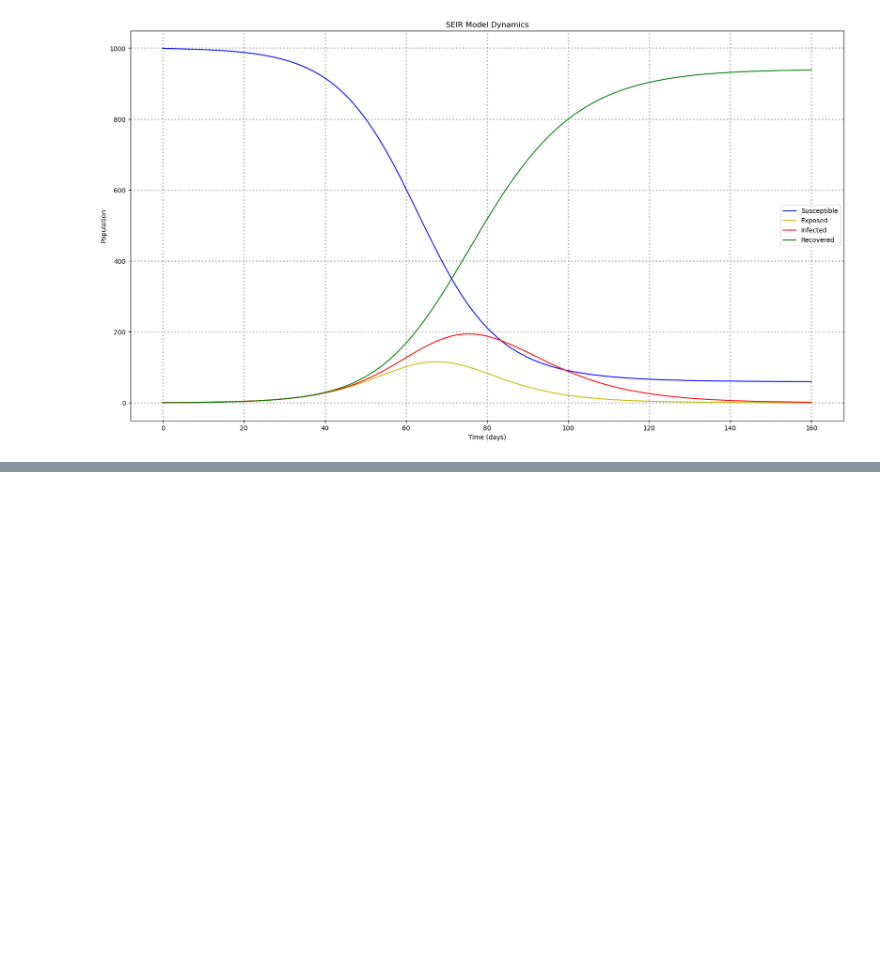
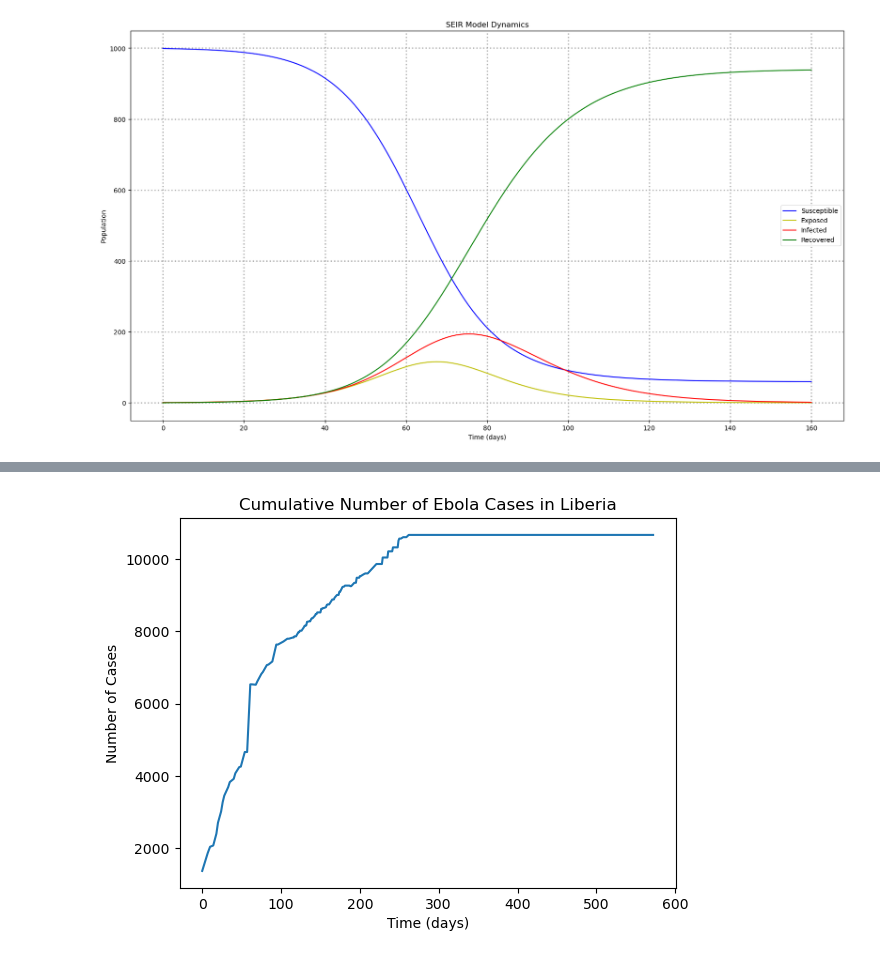
Before and after one commit to brookeb2000/ebola-outbreak-modeling-dashboard, a Jupyter notebook: SEIR_model_practice.ipynb, the cells around one changed output, grey strips where cells are left out. Cells and saved outputs as stored; diff of their text form; code cells hidden in the pictures; blank space fills up the shorter version.

```diff
--- a/SEIR_model_practice.ipynb
+++ b/SEIR_model_practice.ipynb
@@ -49,0 +99,35 @@ plt.show()
+# %%
+import pandas as pd
+
+# GET THE DATA CLEANED
+
+# import data
+df = pd.read_csv("ebola_2014_2016_clean.csv")
+
+# filter data for only Liberia
+df_liberia = df[df["Country"] == "Liberia"]
+
+# get just one date per day and take the max reported value
+df_liberia = (df_liberia
+    .groupby("Date")["Cumulative no. of confirmed, probable and suspected cases"]
+    .max()
+    .reset_index()
+)
+
+#covert the "Date" column to datetime format
+df_liberia["Date"] = pd.to_datetime(df_liberia["Date"])
+
+# add column t to represent time in days since the first case was reported
+df_liberia["t"] = (df_liberia["Date"] - df_liberia["Date"].min()).dt.days
+
+
+# PLOT THE DATA
+
+# create a line plot of the cumulative number of cases over time
+plt.plot(df_liberia["t"], df_liberia["Cumulative no. of confirmed, probable and suspected cases"])
+plt.title("Cumulative Number of Ebola Cases in Liberia")
+plt.xlabel("Time (days)")
+plt.ylabel("Number of Cases")
+plt.show()
+# %% [output]
+[figure, added]
```
Also changed, not shown: parts of 2 cells of this notebook.
